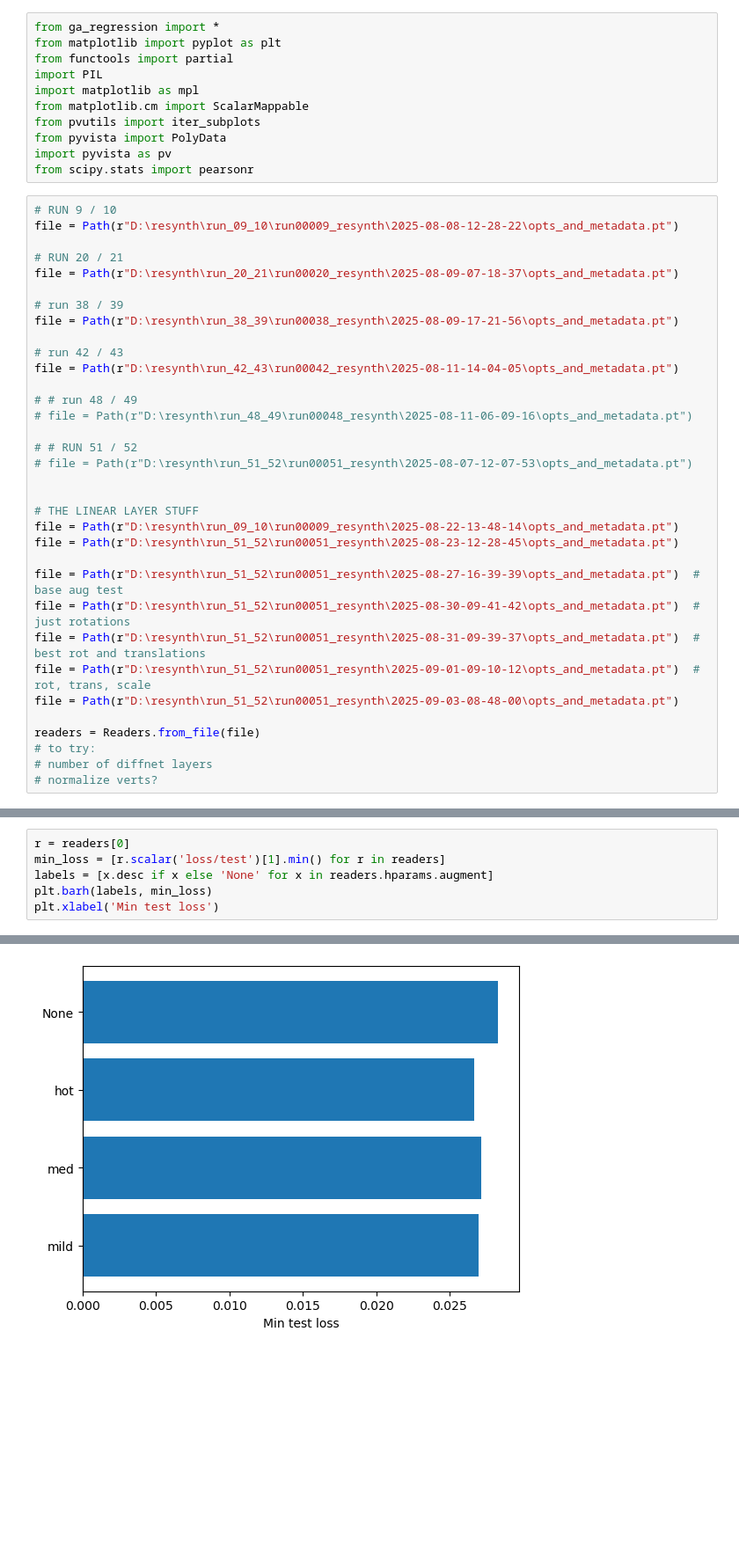
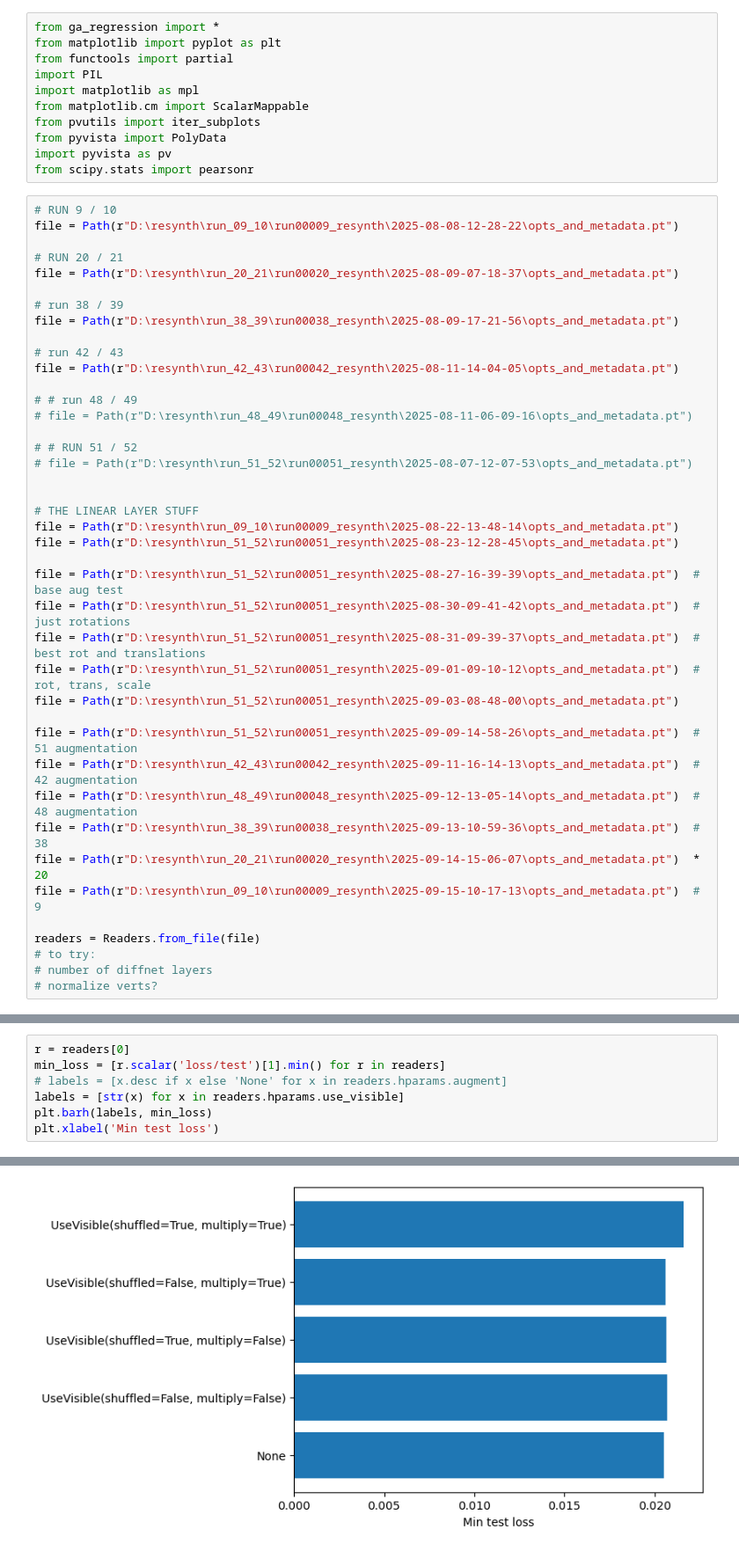
Before and after one commit to darikg/diffusion-net, a Jupyter notebook: experiments/regression_0/compare_stuff.ipynb, the cells around one changed output, grey strips where cells are left out. Shown at 88% size. Cells and saved outputs as stored; diff of their text form; blank space fills up the shorter version.

```diff
--- a/experiments/regression_0/compare_stuff.ipynb
+++ b/experiments/regression_0/compare_stuff.ipynb
@@ -39,6 +39,13 @@ file = Path(r"D:\resynth\run_51_52\run00051_resynth\2025-08-31-09-39-37\opts_and
 file = Path(r"D:\resynth\run_51_52\run00051_resynth\2025-09-01-09-10-12\opts_and_metadata.pt")  # rot, trans, scale
 file = Path(r"D:\resynth\run_51_52\run00051_resynth\2025-09-03-08-48-00\opts_and_metadata.pt")
 
+file = Path(r"D:\resynth\run_51_52\run00051_resynth\2025-09-09-14-58-26\opts_and_metadata.pt")  # 51 augmentation
+file = Path(r"D:\resynth\run_42_43\run00042_resynth\2025-09-11-16-14-13\opts_and_metadata.pt")  # 42 augmentation
+file = Path(r"D:\resynth\run_48_49\run00048_resynth\2025-09-12-13-05-14\opts_and_metadata.pt")  # 48 augmentation
+file = Path(r"D:\resynth\run_38_39\run00038_resynth\2025-09-13-10-59-36\opts_and_metadata.pt")  # 38
+file = Path(r"D:\resynth\run_20_21\run00020_resynth\2025-09-14-15-06-07\opts_and_metadata.pt")  * 20
+file = Path(r"D:\resynth\run_09_10\run00009_resynth\2025-09-15-10-17-13\opts_and_metadata.pt")  # 9
+
 readers = Readers.from_file(file)
 # to try:
 # number of diffnet layers
@@ -58,9 +66,10 @@ fig, axs = readers.plot_training(tags=None, mode='loss', legend=(0, .15), sharey
 # %%
 r = readers[0]
 min_loss = [r.scalar('loss/test')[1].min() for r in readers]
-labels = [x.desc if x else 'None' for x in readers.hparams.augment]
+# labels = [x.desc if x else 'None' for x in readers.hparams.augment]
+labels = [str(x) for x in readers.hparams.use_visible]
 plt.barh(labels, min_loss)
 plt.xlabel('Min test loss')
 # %% [output]
 Text(0.5, 0, 'Min test loss')
-[figure, old version]
+[figure, new version]
```
Also changed, not shown: parts of 5 cells of this notebook, 8 other files.
